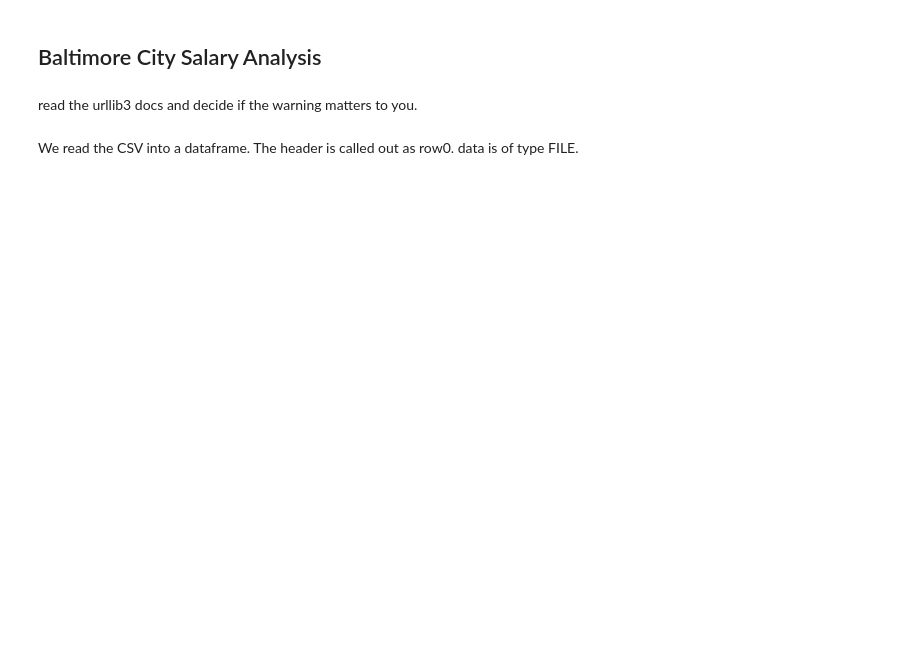
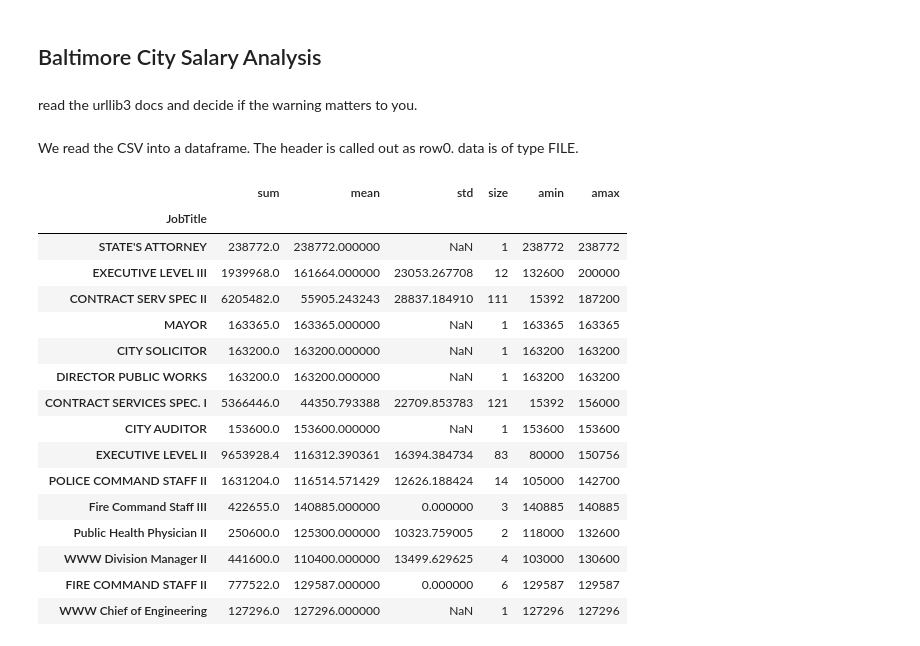
Before and after one commit to kgorman/notebooks, a Jupyter notebook: Baltimore_Salaries.ipynb, the cells around one changed output. Saved outputs shown, nothing was run; the diff lists cells and outputs as text; code cells hidden in the pictures; blank space fills up the shorter version.

```diff
--- a/Baltimore_Salaries.ipynb
+++ b/Baltimore_Salaries.ipynb
@@ -19,3 +19,29 @@ We read the CSV into a dataframe. The header is called out as row0. data is of t
 # %%
 dataframe['AnnualSalary'] = dataframe['AnnualSalary'].str.lstrip('$')
 dataframe['AnnualSalary'] = dataframe['AnnualSalary'].astype(float)
+# %%
+grouped = dataframe.groupby(['JobTitle'])['AnnualSalary']
+aggregated = grouped.agg([np.sum, np.mean, np.std, np.size, np.min, np.max])
+
+# sort the data
+pd.set_option('display.max_rows', 10000000)
+output = aggregated.sort(['amax'],ascending=0)
+output.head(15)
+# %% [output]
+|  | sum | mean | std | size | amin | amax |
+| JobTitle |  |  |  |  |  |  |
+| STATE'S ATTORNEY | 238772.0 | 238772.000000 | NaN | 1 | 238772 | 238772 |
+| EXECUTIVE LEVEL III | 1939968.0 | 161664.000000 | 23053.267708 | 12 | 132600 | 200000 |
+| CONTRACT SERV SPEC II | 6205482.0 | 55905.243243 | 28837.184910 | 111 | 15392 | 187200 |
+| MAYOR | 163365.0 | 163365.000000 | NaN | 1 | 163365 | 163365 |
+| CITY SOLICITOR | 163200.0 | 163200.000000 | NaN | 1 | 163200 | 163200 |
+| DIRECTOR PUBLIC WORKS | 163200.0 | 163200.000000 | NaN | 1 | 163200 | 163200 |
+| CONTRACT SERVICES SPEC. I | 5366446.0 | 44350.793388 | 22709.853783 | 121 | 15392 | 156000 |
+| CITY AUDITOR | 153600.0 | 153600.000000 | NaN | 1 | 153600 | 153600 |
+| EXECUTIVE LEVEL II | 9653928.4 | 116312.390361 | 16394.384734 | 83 | 80000 | 150756 |
+| POLICE COMMAND STAFF II | 1631204.0 | 116514.571429 | 12626.188424 | 14 | 105000 | 142700 |
+| Fire Command Staff III | 422655.0 | 140885.000000 | 0.000000 | 3 | 140885 | 140885 |
+| Public Health Physician II | 250600.0 | 125300.000000 | 10323.759005 | 2 | 118000 | 132600 |
+| WWW Division Manager II | 441600.0 | 110400.000000 | 13499.629625 | 4 | 103000 | 130600 |
+| FIRE COMMAND STAFF II | 777522.0 | 129587.000000 | 0.000000 | 6 | 129587 | 129587 |
+| WWW Chief of Engineering | 127296.0 | 127296.000000 | NaN | 1 | 127296 | 127296 |
```
Also changed, not shown: parts of 5 cells of this notebook.
